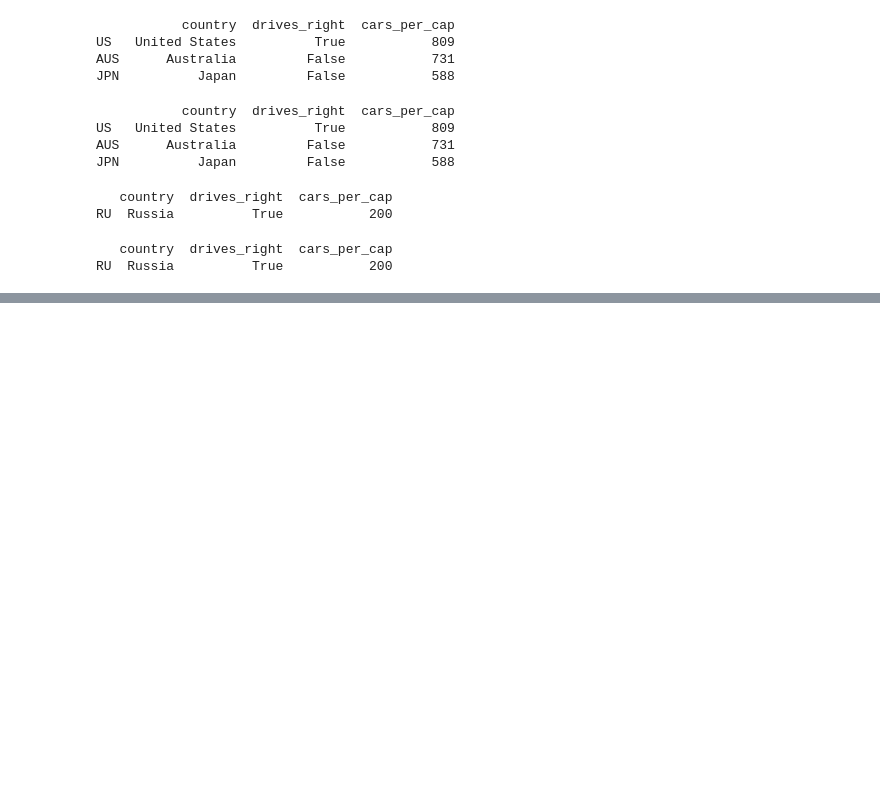
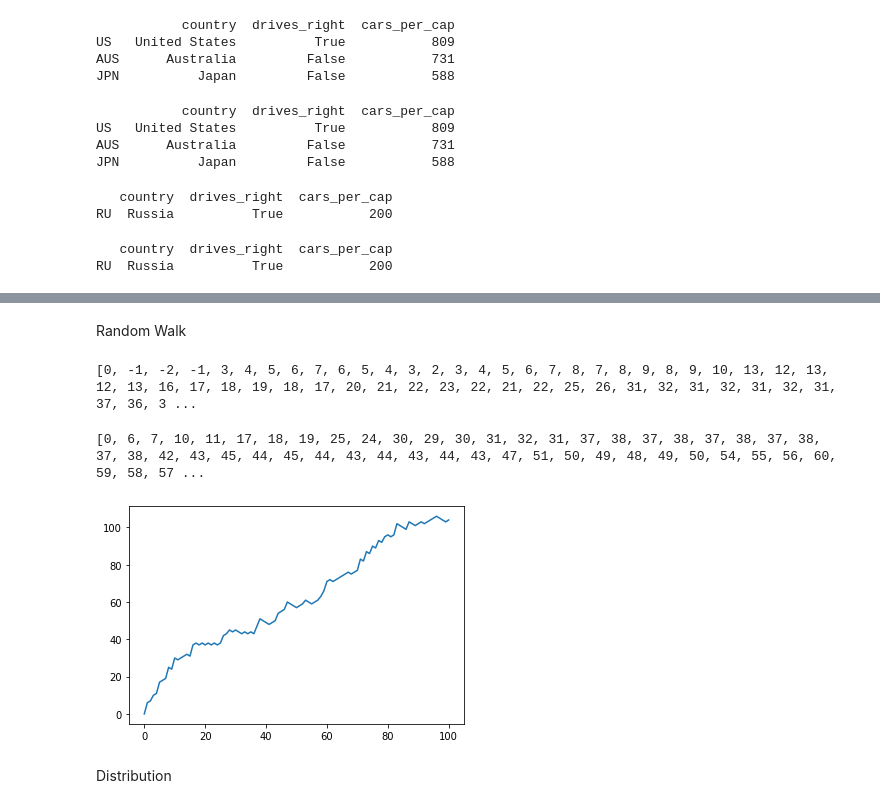
Before and after one commit to DCox88/Code, a Jupyter notebook: python/datacamp_data_scientist_with_python_track/2 - Intermediate Python.ipynb, the cells around one changed output, grey strips where cells are left out. Cells and saved outputs as stored; diff of their text form; code cells hidden in the pictures; blank space fills up the shorter version.

```diff
--- a/python/datacamp_data_scientist_with_python_track/2 - Intermediate Python.ipynb
+++ b/python/datacamp_data_scientist_with_python_track/2 - Intermediate Python.ipynb
@@ -643,0 +958,66 @@ RU  Russia          True           200
+# %% [markdown]
+Random Walk
+# %%
+# Randomly doing something a certain amount of time and seeing the results
+# Must be based on the previous events
+
+#Random walk based on the above dice rolling game
+# Initialize random_walk
+random_walk = [0]
+
+# Complete the ___
+for x in range(100) :
+    # Set step: last element in random_walk
+    step = random_walk[-1]
+
+    # Roll the dice
+    dice = np.random.randint(1,7)
+
+    # Determine next step
+    if dice <= 2:
+        step = step - 1
+    elif dice <= 5:
+        step = step + 1
+    else:
+        step = step + np.random.randint(1,7)
+
+    # append next_step to random_walk
+    random_walk.append(step)
+
+print(random_walk)
+# %% [output]
+[0, -1, -2, -1, 3, 4, 5, 6, 7, 6, 5, 4, 3, 2, 3, 4, 5, 6, 7, 8, 7, 8, 9, 8, 9, 10, 13, 12, 13, 12, 13, 16, 17, 18, 19, 18, 17, 20, 21, 22, 23, 22, 21, 22, 25, 26, 31, 32, 31, 32, 31, 32, 31, 37, 36, 3 ...
+# %%
+# The above has negative numbers, which in the context of the game is impossible
+# Can add Max() to ensure the number can never be below 0
+# Initialize random_walk
+random_walk = [0]
+
+for x in range(100) :
+    step = random_walk[-1]
+    dice = np.random.randint(1,7)
+
+    if dice <= 2:
+        # Replace below: use max to make sure step can't go below 0
+        step = max(0, step - 1)
+    elif dice <= 5:
+        step = step + 1
+    else:
+        step = step + np.random.randint(1,7)
+
+    random_walk.append(step)
+
+print(random_walk)
+# %% [output]
+[0, 6, 7, 10, 11, 17, 18, 19, 25, 24, 30, 29, 30, 31, 32, 31, 37, 38, 37, 38, 37, 38, 37, 38, 37, 38, 42, 43, 45, 44, 45, 44, 43, 44, 43, 44, 43, 47, 51, 50, 49, 48, 49, 50, 54, 55, 56, 60, 59, 58, 57 ...
+# %%
+# Use matplotlib to visualise the above
+# Plot random_walk
+plt.plot(random_walk)
+
+# Show the plot
+plt.show()
+# %% [output]
+[figure, added]
+# %% [markdown]
+Distribution
```
Also changed, not shown: parts of 26 cells of this notebook.
